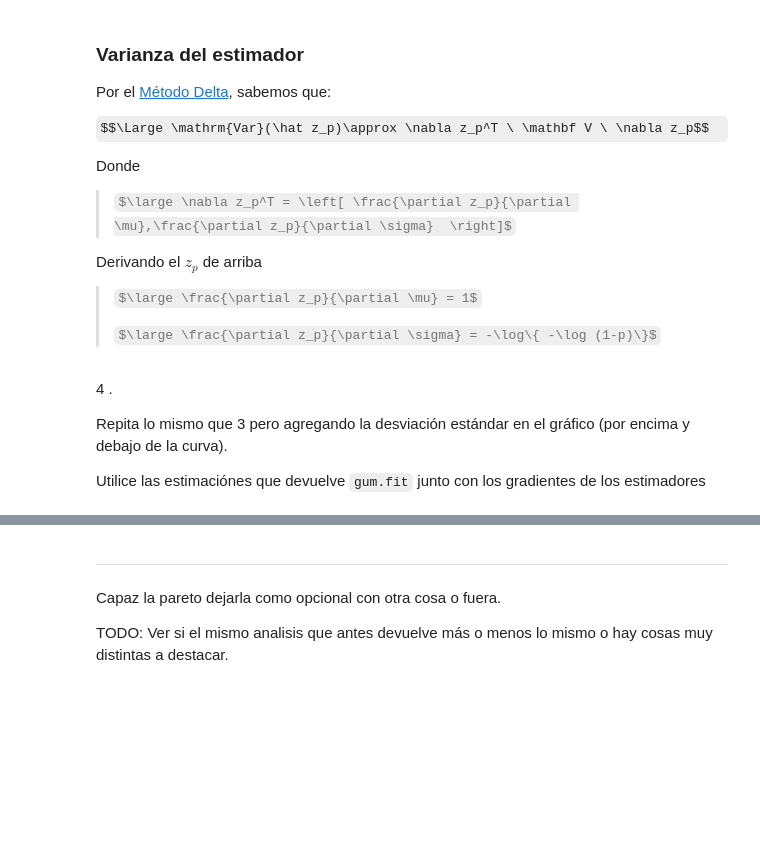
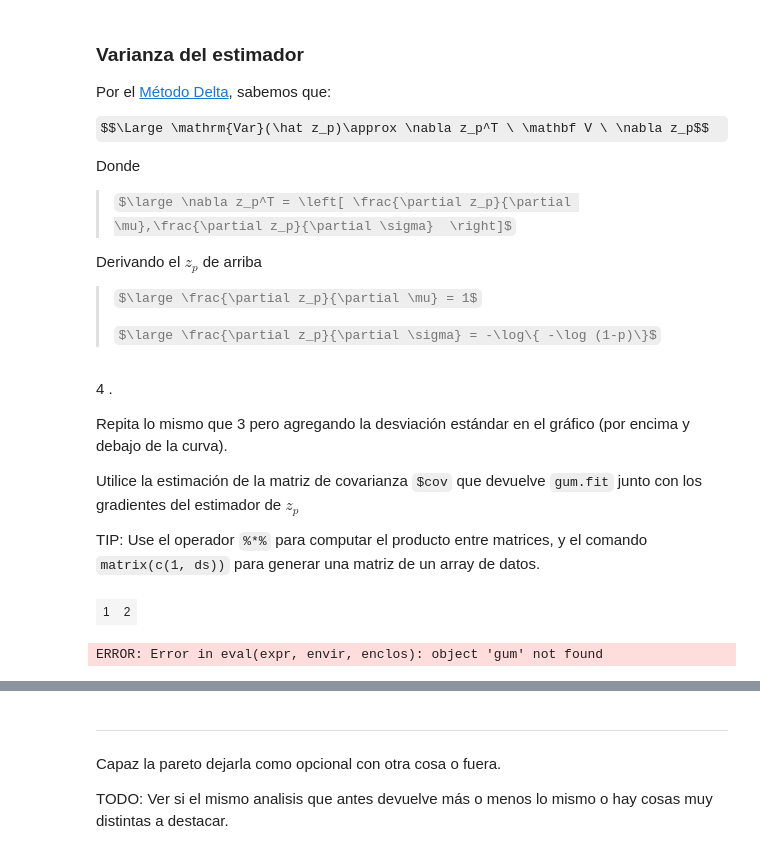
Before and after one commit to carluarevalo/Extreme_value_analysis, a Jupyter notebook: Scripts/Guia-1.ipynb, the cells around one changed output, grey strips where cells are left out. Saved outputs shown, nothing was run; the diff lists cells and outputs as text; code cells hidden in the pictures; some formulas as TeX source; blank space fills up the shorter version.

```diff
--- a/Scripts/Guia-1.ipynb
+++ b/Scripts/Guia-1.ipynb
@@ -200,8 +200,16 @@ Derivando el $z_p$ de arriba
 
 Repita lo mismo que 3 pero agregando la desviación estándar en el gráfico (por encima y debajo de la curva).
 
-Utilice las estimaciónes que devuelve `gum.fit` junto con los gradientes de los estimadores
+Utilice la estimación de la matriz de covarianza `$cov` que devuelve `gum.fit` junto con los gradientes del estimador de $z_p$
+
+TIP: Use el operador `%*%` para computar el producto entre matrices, y el comando `matrix(c(1, ds))` para generar una matriz de un array de datos.
+# %%
+t(matrix(c(1,2)))
+# %% [output]
+| 1 | 2 |
 # %%
+cov <- gum$cov
+
 gridp <- seq(0.01, 0.99, 0.01)
 m <- length(gridp)
 zps <- rep(NA, m)
@@ -209,8 +217,14 @@ vars <- rep(NA, m)
 logyps <- rep(NA, m)
 for(i in 1:m){
     p <- gridp[i]
-    zps[i]  <- estim_zp(mu, sigma, p)
-    vars[i] <-
+    du <- 1
+    ds <- -log( -log(1-p) )
+    grad_zp <- matrix( c(du, ds) )
+
+    zps[i]  <- estim_zp(p, mu, sigma)
+    vars[i] <- t(grad_zp) %*% cov %*% grad_zp
     yp <- -log(1-p)
     logyps[i] <- log(yp)
 }
+# %% [output]
+ERROR: Error in eval(expr, envir, enclos): object 'gum' not found
```
Also changed, not shown: parts of 5 cells of this notebook, 4 other files.
